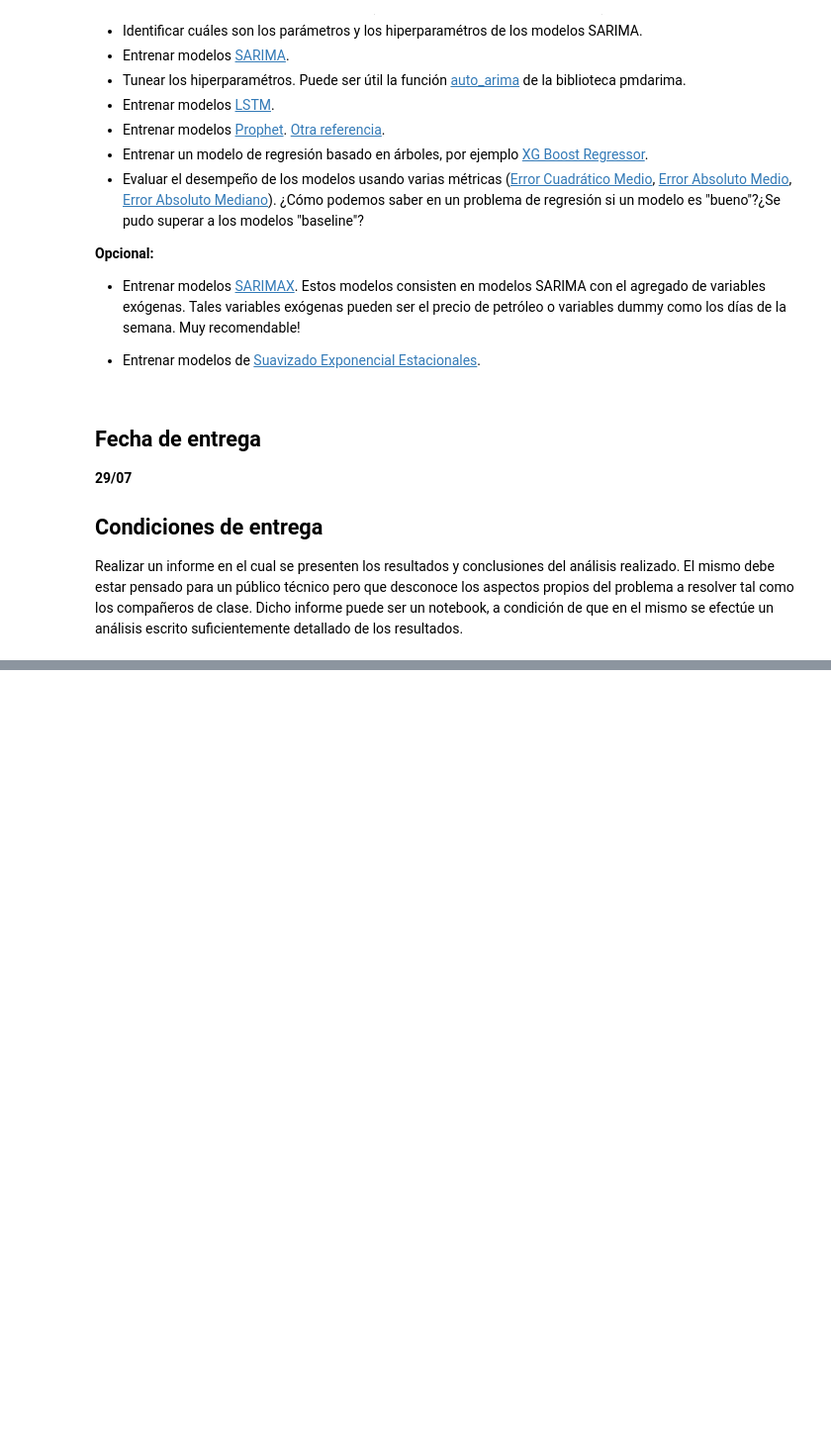
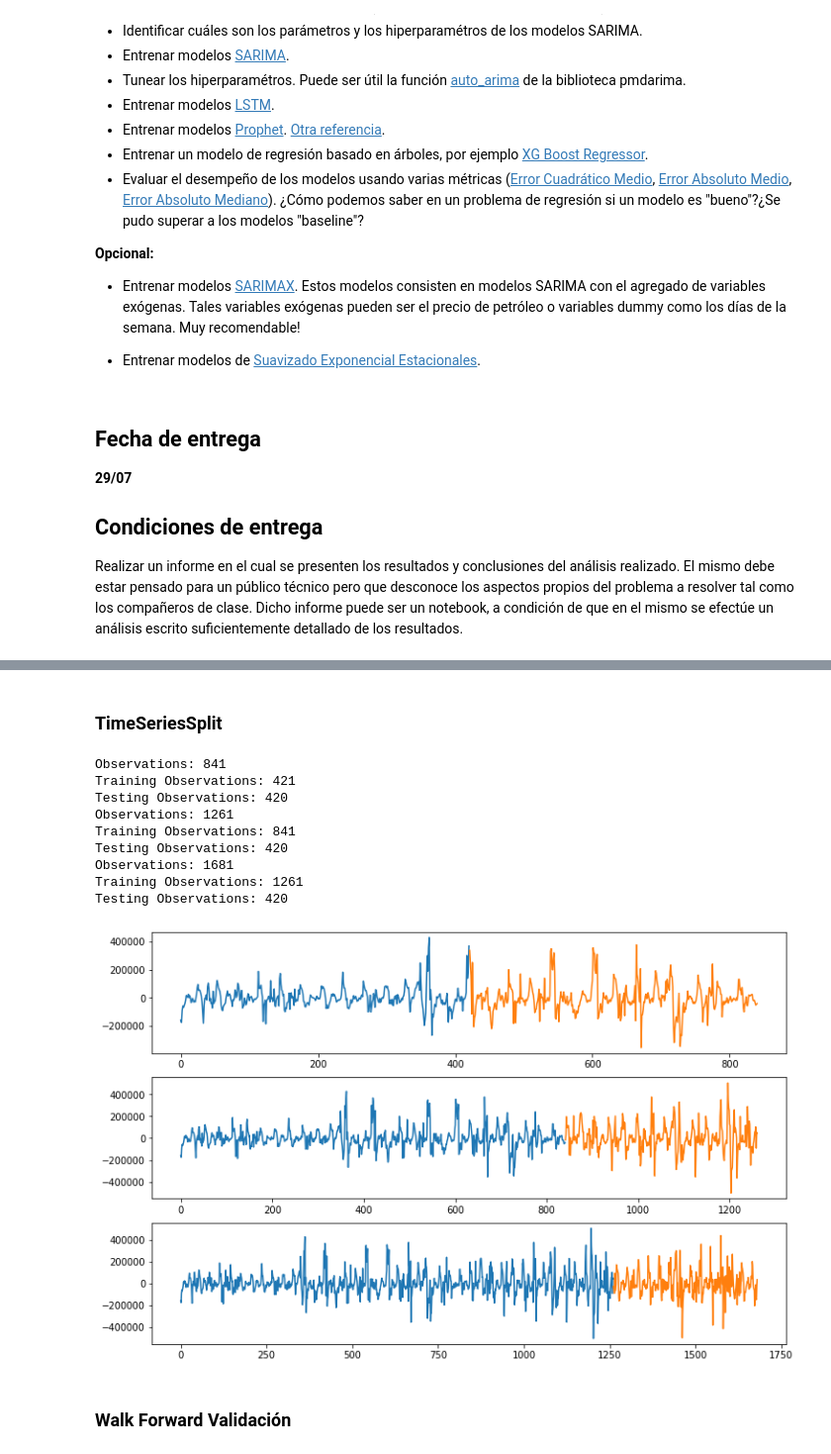
Before and after one commit to CHRISTIANDAGATTI/Mentoria_Series_Temporales, a Jupyter notebook: TP3_aprendizaje_supervisado.ipynb, the cells around one changed output, grey strips where cells are left out. Shown at 99% size. Drawn from its saved outputs; the diff is of its cells as text; code cells hidden in the pictures; blank space fills up the shorter version.

```diff
--- a/TP3_aprendizaje_supervisado.ipynb
+++ b/TP3_aprendizaje_supervisado.ipynb
@@ -147,0 +264,32 @@ Realizar un informe en el cual se presenten los resultados y conclusiones del an
+# %% [markdown]
+### **TimeSeriesSplit**
+# %%
+from sklearn.model_selection import TimeSeriesSplit
+
+splits = TimeSeriesSplit(n_splits=3)
+pyplot.figure(1)
+index = 1
+for train1_index, test1_index in splits.split(X):
+	train1 = X[train1_index]
+	test1 = X[test1_index]
+	print('Observations: %d' % (len(train1) + len(test1)))
+	print('Training Observations: %d' % (len(train1)))
+	print('Testing Observations: %d' % (len(test1)))
+	pyplot.subplot(310 + index)
+	pyplot.plot(train1)
+	pyplot.plot([None for i in train1] + [x for x in test1])
+	index += 1
+pyplot.show()
+# %% [output]
+Observations: 841
+Training Observations: 421
+Testing Observations: 420
+Observations: 1261
+Training Observations: 841
+Testing Observations: 420
+Observations: 1681
+Training Observations: 1261
+Testing Observations: 420
+[figure, added]
+# %% [markdown]
+### **Walk Forward Validación**
```
Also changed, not shown: parts of 34 cells of this notebook.
